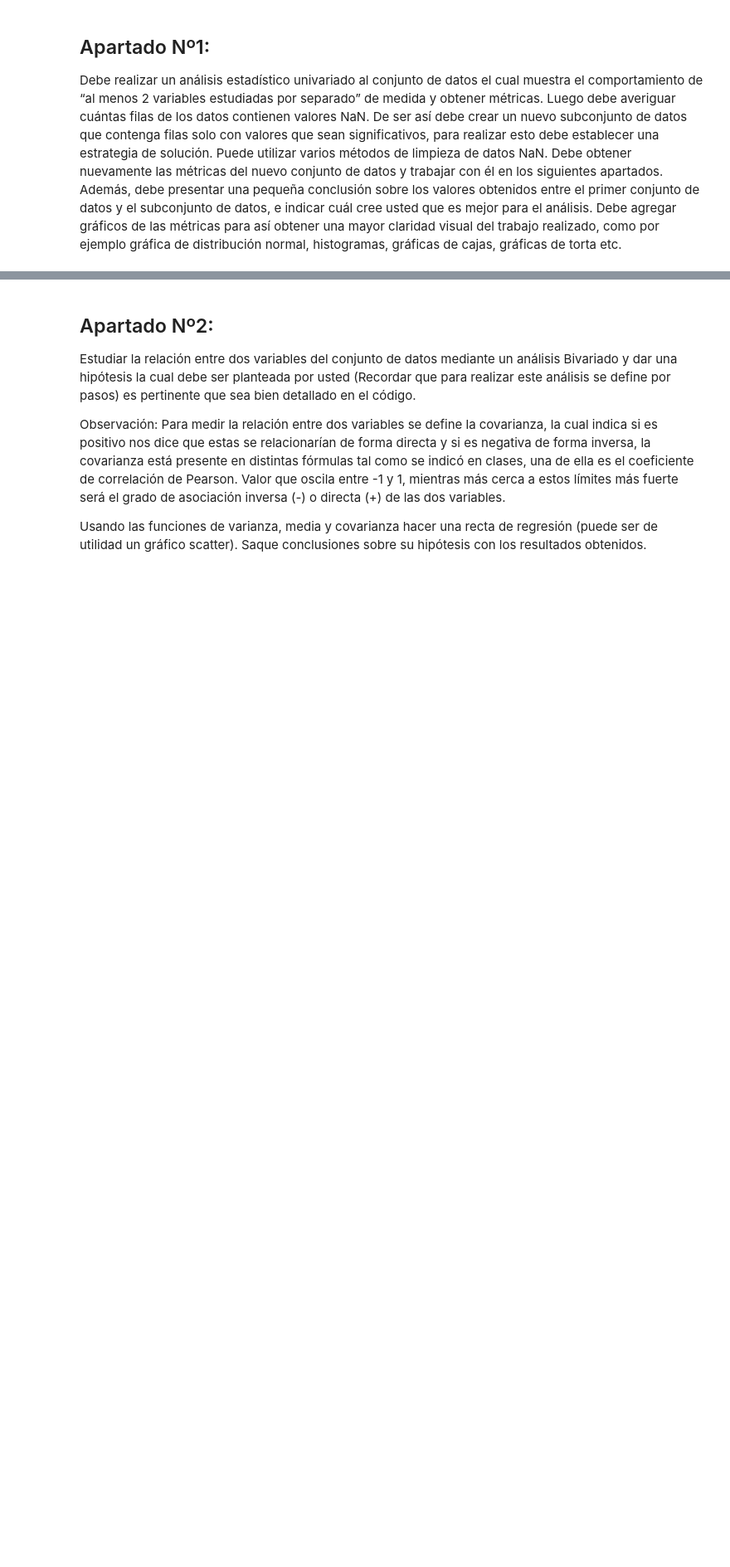
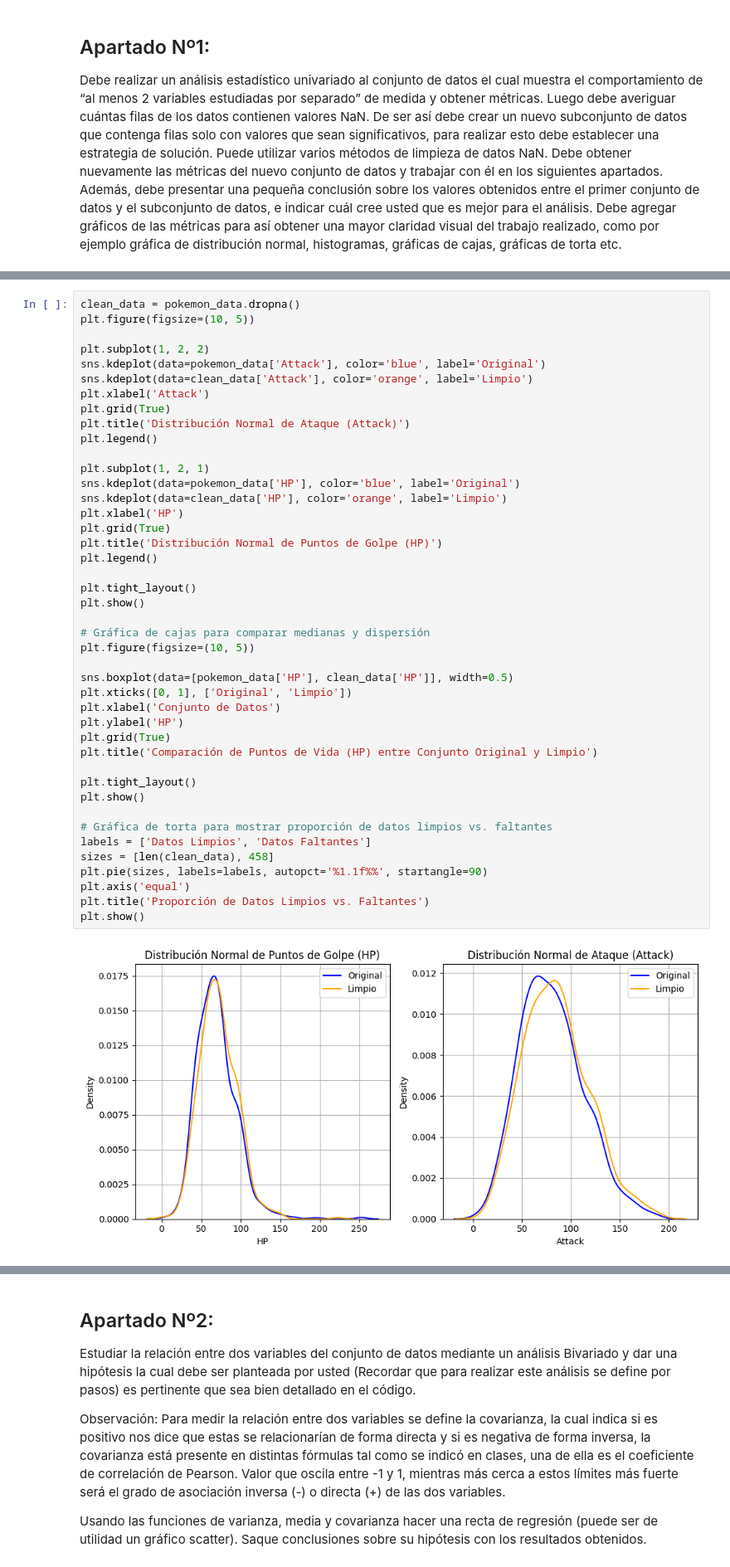
Before and after one commit to IxyzDev/DataInsightHub, a Jupyter notebook: 03-tareas/01-tarea/main.ipynb, the cells around one changed output, grey strips where cells are left out. Shown: that part at 83% size. Drawn from its saved outputs; the diff is of its cells as text; blank space fills up the shorter version.

```diff
--- a/03-tareas/01-tarea/main.ipynb
+++ b/03-tareas/01-tarea/main.ipynb
@@ -313,0 +343,45 @@ plt.show()
+# %%
+clean_data = pokemon_data.dropna()
+plt.figure(figsize=(10, 5))
+
+plt.subplot(1, 2, 2)
+sns.kdeplot(data=pokemon_data['Attack'], color='blue', label='Original')
+sns.kdeplot(data=clean_data['Attack'], color='orange', label='Limpio')
+plt.xlabel('Attack')
+plt.grid(True)
+plt.title('Distribución Normal de Ataque (Attack)')
+plt.legend()
+
+plt.subplot(1, 2, 1)
+sns.kdeplot(data=pokemon_data['HP'], color='blue', label='Original')
+sns.kdeplot(data=clean_data['HP'], color='orange', label='Limpio')
+plt.xlabel('HP')
+plt.grid(True)
+plt.title('Distribución Normal de Puntos de Golpe (HP)')
+plt.legend()
+
+plt.tight_layout()
+plt.show()
+
+# Gráfica de cajas para comparar medianas y dispersión
+plt.figure(figsize=(10, 5))
+
+sns.boxplot(data=[pokemon_data['HP'], clean_data['HP']], width=0.5)
+plt.xticks([0, 1], ['Original', 'Limpio'])
+plt.xlabel('Conjunto de Datos')
+plt.ylabel('HP')
+plt.grid(True)
+plt.title('Comparación de Puntos de Vida (HP) entre Conjunto Original y Limpio')
+
+plt.tight_layout()
+plt.show()
+
+# Gráfica de torta para mostrar proporción de datos limpios vs. faltantes
+labels = ['Datos Limpios', 'Datos Faltantes']
+sizes = [len(clean_data), 458]
+plt.pie(sizes, labels=labels, autopct='%1.1f%%', startangle=90)
+plt.axis('equal')
+plt.title('Proporción de Datos Limpios vs. Faltantes')
+plt.show()
+# %% [output]
+[figure, added]
```
Also changed, not shown: parts of 48 cells of this notebook.
